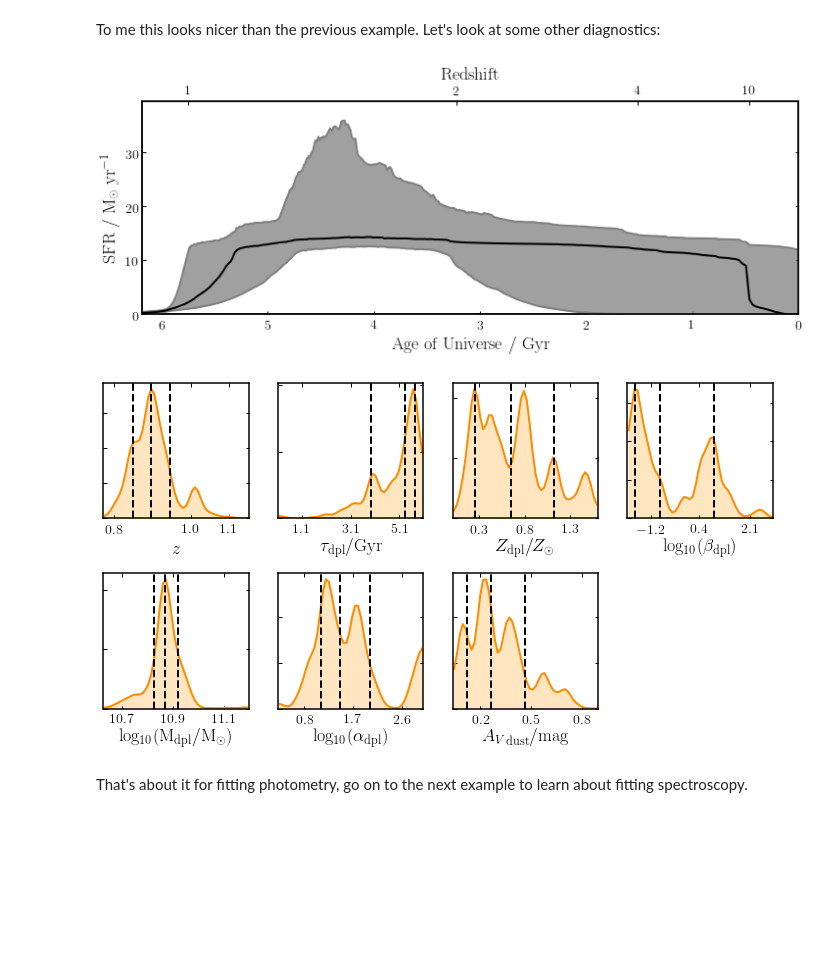
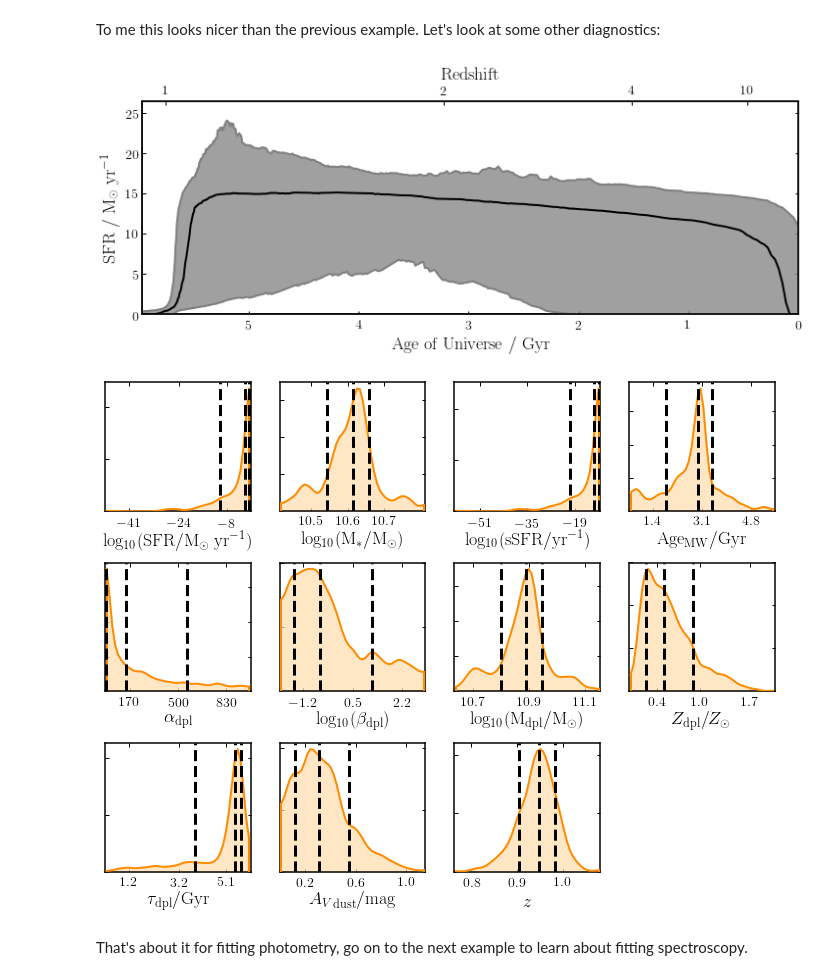
Before and after one commit to ACCarnall/bagpipes, a Jupyter notebook: examples/Example 4 - Fitting more complex models to photometry.ipynb, the cells around one changed output. Saved outputs shown, nothing was run; the diff lists cells and outputs as text; code cells hidden in the pictures; blank space fills up the shorter version.

```diff
--- a/examples/Example 4 - Fitting more complex models to photometry.ipynb
+++ b/examples/Example 4 - Fitting more complex models to photometry.ipynb
@@ -107,7 +107,7 @@ Now we're ready to fit the object, but there's a problem, the posterior distribu
 # %%
 fit = pipes.fit(galaxy, fit_info, run="dblplaw_sfh")
 
-fit.fit()
+fit.fit(sampler="pmn")
 
-fig = fit.plot_fit(show=True)
+fig = fit.plot_fit(save=False)
 # %% [output]
@@ -130,12 +131,12 @@ dust:Av                        0.123      0.264      0.466
 # %% [markdown]
 To me this looks nicer than the previous example. Let's look at some other diagnostics:
 # %%
-fig = fit.plot_sfh(show=True)
+fig = fit.plot_sfh(save=False)
 # %% [output]
-[figure, old version]
+[figure, new version]
 # %%
-fit.plot_1d_posterior(show=True)
+fit.plot_1d_posterior(save=False)
 # %% [output]
-[figure, old version]
+[figure, new version]
 # %% [markdown]
 That's about it for fitting photometry, go on to the next example to learn about fitting spectroscopy.
```
Also changed, not shown: parts of 2 cells of this notebook, 15 other files.
